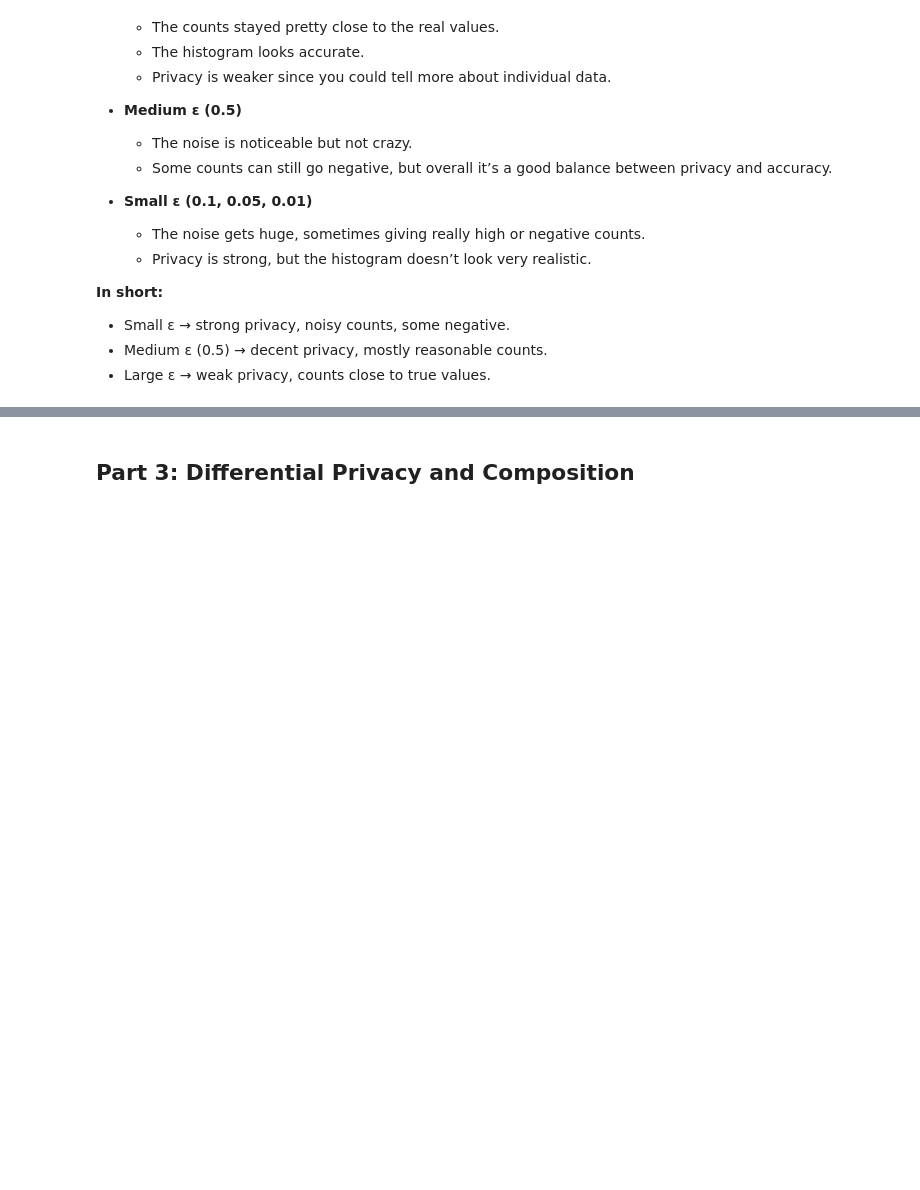
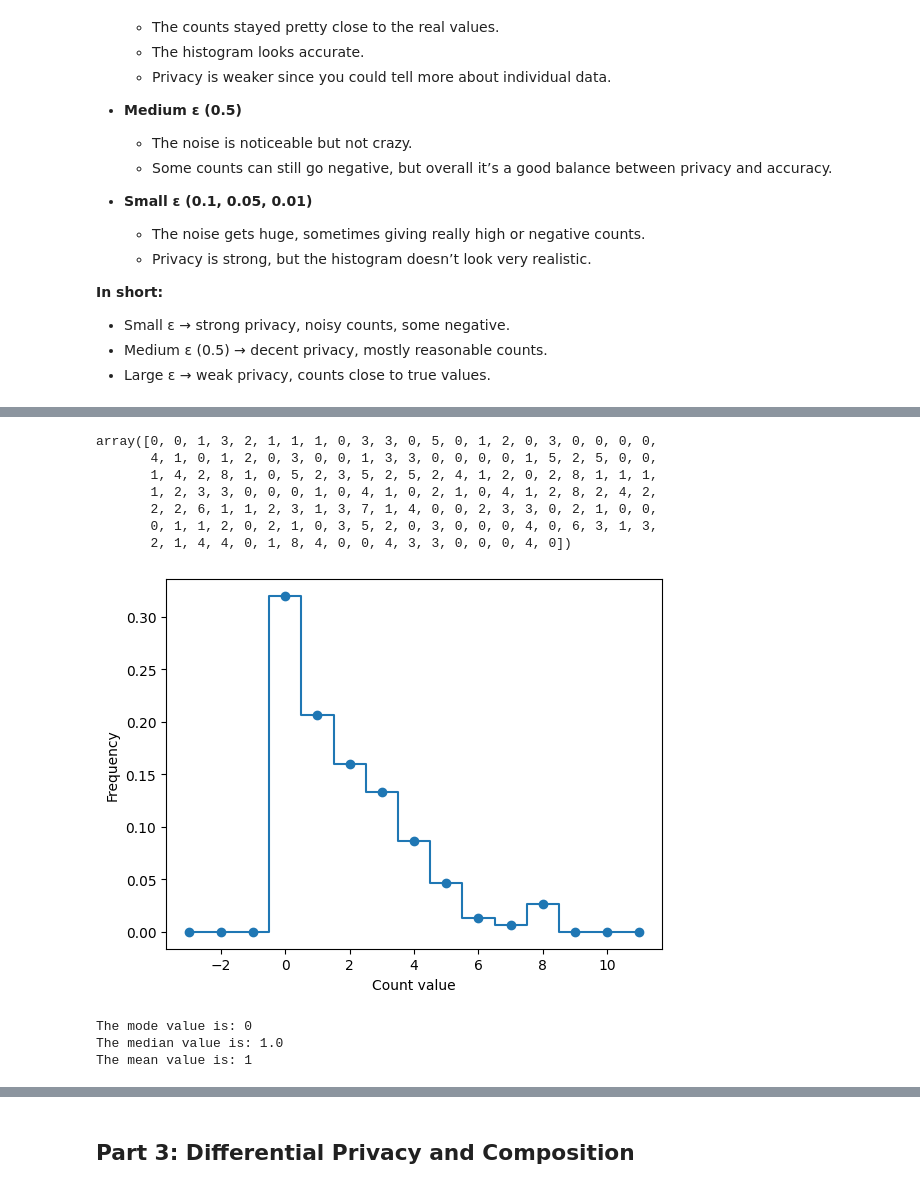
Before and after one commit to EnasBatarfi/ds593-dp-assignment, a Jupyter notebook: solution.ipynb, the cells around one changed output, grey strips where cells are left out. Saved outputs shown, nothing was run; the diff lists cells and outputs as text; code cells hidden in the pictures; blank space fills up the shorter version.

```diff
--- a/solution.ipynb
+++ b/solution.ipynb
@@ -184,19 +441,35 @@ Image('dp-plot.png')
 # %%
 # Then we will call plot function to generate the plot for epsilon = 0.5
 # and return the dp_counts value so we can analyze it
-from dp import dp_histogram, plot
+# the dp_counts variable will hold the differentially private counts to show the values
+# of the first rows across 150 iterations
+import numpy as np
+from dp import plot
 dp_counts = plot(0.5)
+# represent as numpy array
+dp_counts = np.array(dp_counts)
 dp_counts
+# %% [output]
+array([0, 0, 1, 3, 2, 1, 1, 1, 0, 3, 3, 0, 5, 0, 1, 2, 0, 3, 0, 0, 0, 0,
+       4, 1, 0, 1, 2, 0, 3, 0, 0, 1, 3, 3, 0, 0, 0, 0, 1, 5, 2, 5, 0, 0,
+       1, 4, 2, 8, 1, 0, 5, 2, 3, 5, 2, 5, 2, 4, 1, 2, 0, 2, 8, 1, 1, 1,
+       1, 2, 3, 3, 0, 0, 0, 1, 0, 4, 1, 0, 2, 1, 0, 4, 1, 2, 8, 2, 4, 2,
+       2, 2, 6, 1, 1, 2, 3, 1, 3, 7, 1, 4, 0, 0, 2, 3, 3, 0, 2, 1, 0, 0,
+       0, 1, 1, 2, 0, 2, 1, 0, 3, 5, 2, 0, 3, 0, 0, 0, 4, 0, 6, 3, 1, 3,
+       2, 1, 4, 4, 0, 1, 8, 4, 0, 0, 4, 3, 3, 0, 0, 0, 4, 0])
+[figure, added]
 # %%
-vlaues_mode = {}
-for i in dp_counts:
-    if i in vlaues_mode and i != 0:
-        vlaues_mode[i] += 1
-    else:
-        vlaues_mode[i] = 1
-mode_value = max(vlaues_mode, key=vlaues_mode.get)
+# Now we will calculate the mode, median, and mean values of the dp_counts
+from statistics import mode, median, mean
+mode_value = mode(dp_counts)
 print("The mode value is:", mode_value)
-values_mean= sum(dp_counts) / len(dp_counts)
+median_value = median(dp_counts)
+print("The median value is:", median_value)
+values_mean= mean(dp_counts)
 print("The mean value is:", values_mean)
+# %% [output]
+The mode value is: 0
+The median value is: 1.0
+The mean value is: 1
 # %% [markdown]
 ### Question 7: Effect of Noise on the First Row
```
Also changed, not shown: parts of 26 cells of this notebook, 2 other files.
